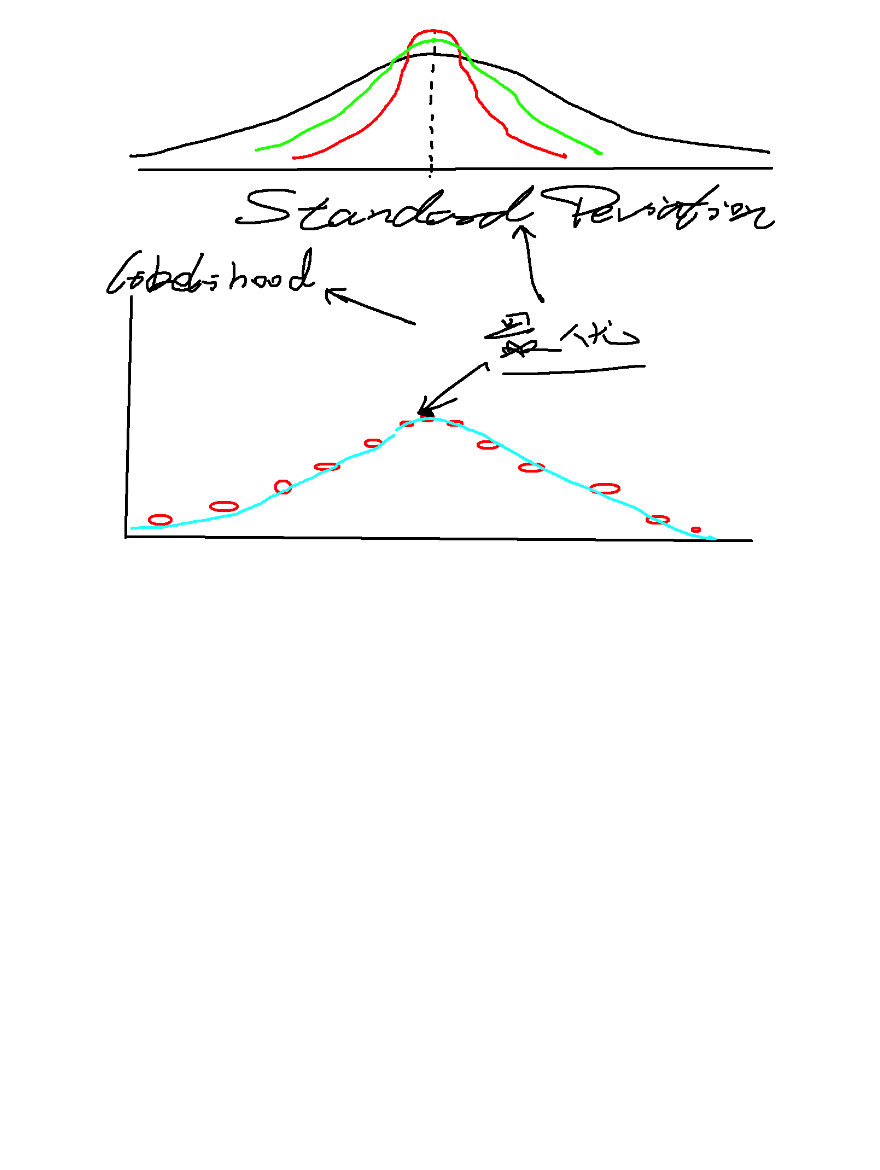
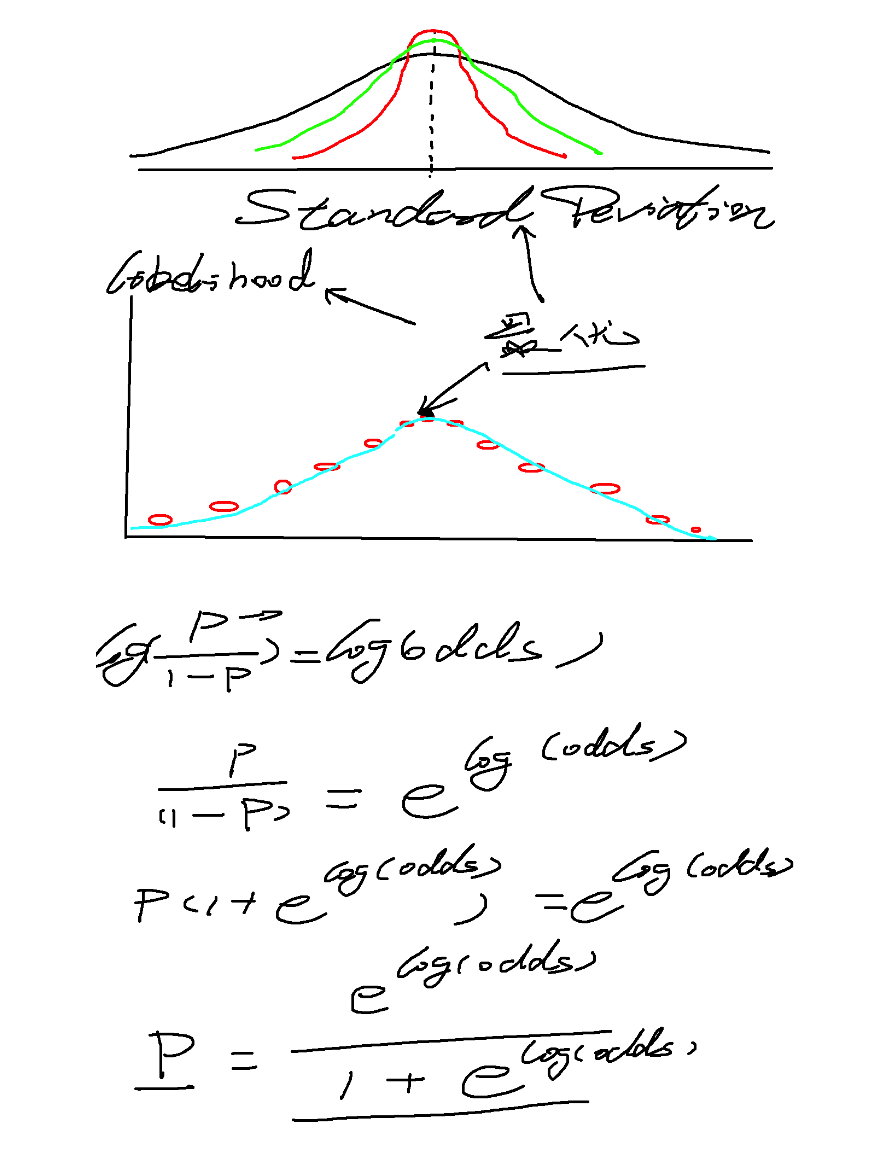
Before and after one commit to williamjiamin/Pure_Python_for_DS_ML, a Jupyter notebook: 10.Logistic回归/1.Logistic_Regression_Intro.ipynb, the cells around one changed output. Drawn from its saved outputs; the diff is of its cells as text; code cells hidden in the pictures; blank space fills up the shorter version.

```diff
--- a/10.Logistic回归/1.Logistic_Regression_Intro.ipynb
+++ b/10.Logistic回归/1.Logistic_Regression_Intro.ipynb
@@ -22,3 +22,8 @@ from IPython.display import Image
 Image(filename='1.Maximum_Likelihood_2.png')
 # %% [output]
 [figure]
+# %%
+from IPython.display import Image
+Image(filename='1.Log_of_Odds_by_Pro.png')
+# %% [output]
+[figure, added]
```
Also changed, not shown: parts of 8 cells of this notebook, 4 other files.
